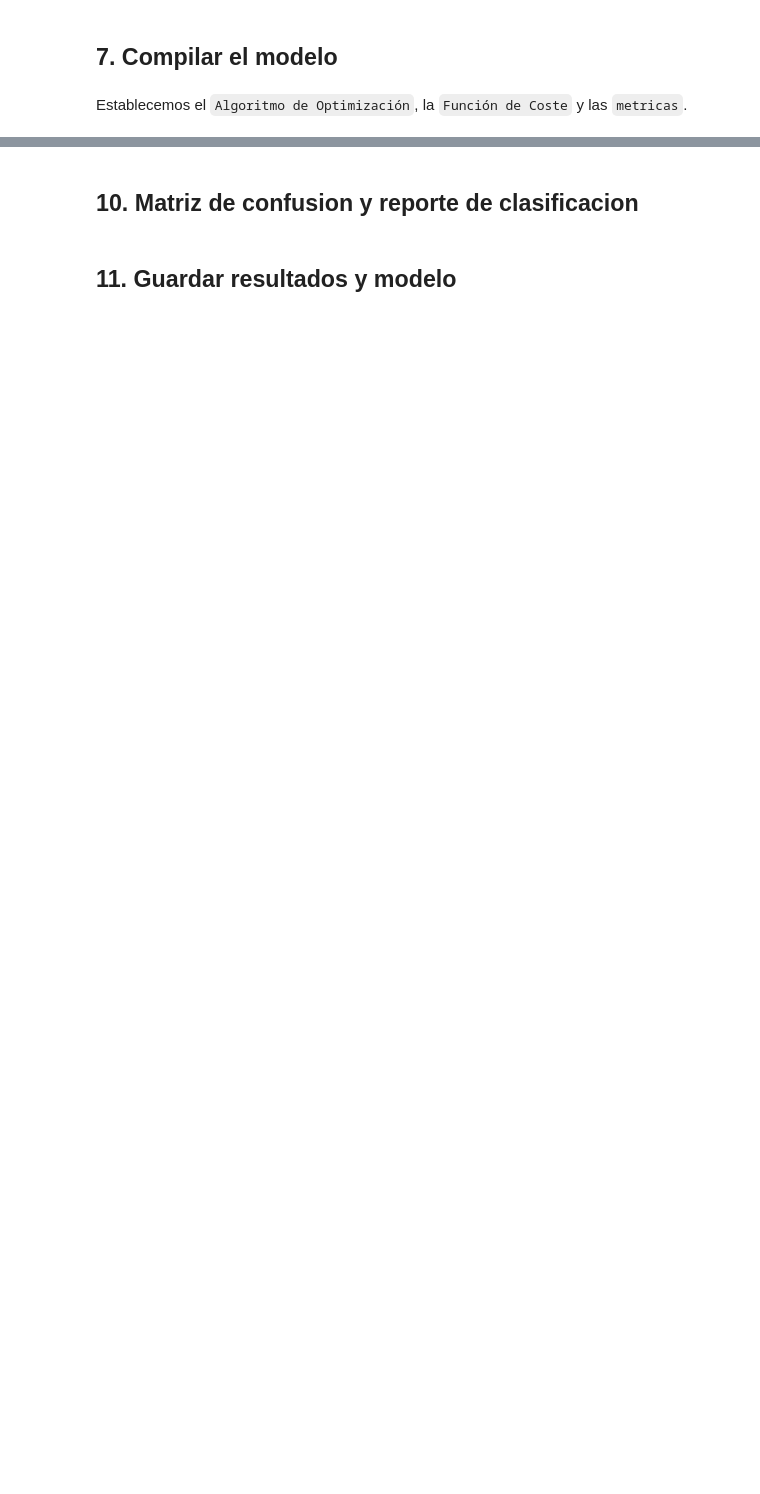
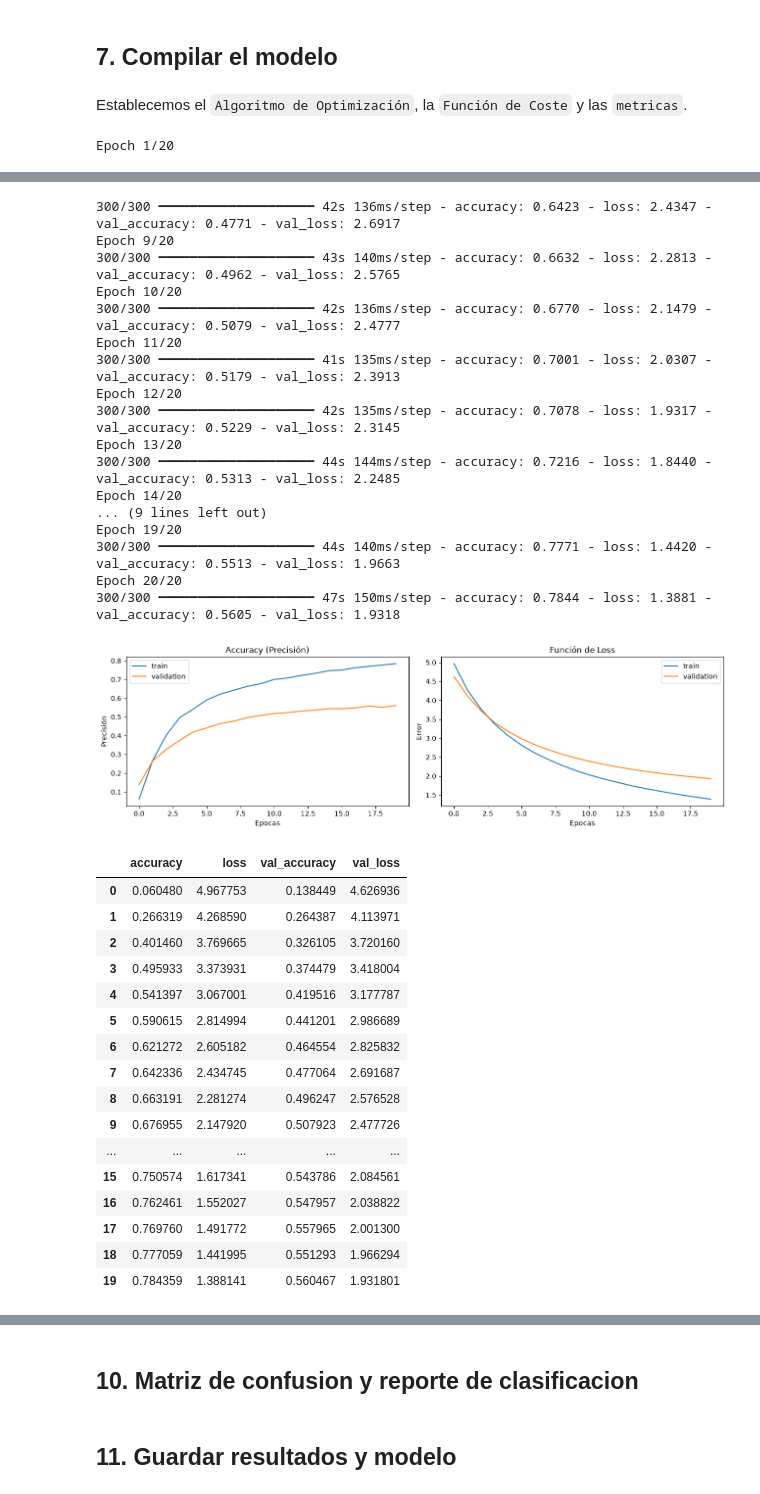
Before and after one commit to Rochaxx29/tp3-cnn, a Jupyter notebook: Modelos/Xception.ipynb, the cells around one changed output, grey strips where cells are left out. Cells and saved outputs as stored; diff of their text form; code cells hidden in the pictures; blank space fills up the shorter version.

```diff
--- a/Modelos/Xception.ipynb
+++ b/Modelos/Xception.ipynb
@@ -235,8 +236,9 @@ base_model = Xception(
 base_model.trainable = False
 
 inputs = layers.Input(shape=(299, 299, 3))
-x = data_augmentation(inputs)
-x = base_model(x, training=False)
+#x = data_augmentation(inputs)
+#Ponemos Training = False en base_model para congelar la capas de Batch Normalization
+x = base_model(inputs,training=False)
 x = layers.GlobalAveragePooling2D()(x)
 x = layers.Dropout(DROPOUT_RATE)(x)
 outputs = layers.Dense(num_classes, activation="softmax")(x)
@@ -249,7 +270,7 @@ model.summary()
 Establecemos el `Algoritmo de Optimización`, la `Función de Coste` y las `metricas`.
 # %%
 model.compile(
-    optimizer=Adam(learning_rate=LEARNING_RATE),
+    optimizer=Adam(learning_rate=1e-4),
     loss="sparse_categorical_crossentropy",
     metrics=["accuracy"],
 )
@@ -262,10 +283,12 @@ callbacks = [
 history = model.fit(
     train_ds,
     validation_data=val_ds,
-    epochs=EPOCHS,
+    epochs=20,
     callbacks=callbacks,
     verbose=1,
 )
 
 history_df = plot_training_history(history)
 display(history_df)
+# %% [output]
+Epoch 1/20
@@ -272 +364,36 @@ display(history_df)
+300/300 ━━━━━━━━━━━━━━━━━━━━ 42s 136ms/step - accuracy: 0.6423 - loss: 2.4347 - val_accuracy: 0.4771 - val_loss: 2.6917
+Epoch 9/20
+300/300 ━━━━━━━━━━━━━━━━━━━━ 43s 140ms/step - accuracy: 0.6632 - loss: 2.2813 - val_accuracy: 0.4962 - val_loss: 2.5765
+Epoch 10/20
+300/300 ━━━━━━━━━━━━━━━━━━━━ 42s 136ms/step - accuracy: 0.6770 - loss: 2.1479 - val_accuracy: 0.5079 - val_loss: 2.4777
+Epoch 11/20
+300/300 ━━━━━━━━━━━━━━━━━━━━ 41s 135ms/step - accuracy: 0.7001 - loss: 2.0307 - val_accuracy: 0.5179 - val_loss: 2.3913
+Epoch 12/20
+300/300 ━━━━━━━━━━━━━━━━━━━━ 42s 135ms/step - accuracy: 0.7078 - loss: 1.9317 - val_accuracy: 0.5229 - val_loss: 2.3145
+Epoch 13/20
+300/300 ━━━━━━━━━━━━━━━━━━━━ 44s 144ms/step - accuracy: 0.7216 - loss: 1.8440 - val_accuracy: 0.5313 - val_loss: 2.2485
+Epoch 14/20
+... (9 lines left out)
+Epoch 19/20
+300/300 ━━━━━━━━━━━━━━━━━━━━ 44s 140ms/step - accuracy: 0.7771 - loss: 1.4420 - val_accuracy: 0.5513 - val_loss: 1.9663
+Epoch 20/20
+300/300 ━━━━━━━━━━━━━━━━━━━━ 47s 150ms/step - accuracy: 0.7844 - loss: 1.3881 - val_accuracy: 0.5605 - val_loss: 1.9318
+[figure, added]
+|  | accuracy | loss | val_accuracy | val_loss |
+| 0 | 0.060480 | 4.967753 | 0.138449 | 4.626936 |
+| 1 | 0.266319 | 4.268590 | 0.264387 | 4.113971 |
+| 2 | 0.401460 | 3.769665 | 0.326105 | 3.720160 |
+| 3 | 0.495933 | 3.373931 | 0.374479 | 3.418004 |
+| 4 | 0.541397 | 3.067001 | 0.419516 | 3.177787 |
+| 5 | 0.590615 | 2.814994 | 0.441201 | 2.986689 |
+| 6 | 0.621272 | 2.605182 | 0.464554 | 2.825832 |
+| 7 | 0.642336 | 2.434745 | 0.477064 | 2.691687 |
+| 8 | 0.663191 | 2.281274 | 0.496247 | 2.576528 |
+| 9 | 0.676955 | 2.147920 | 0.507923 | 2.477726 |
+| ... | ... | ... | ... | ... |
+| 15 | 0.750574 | 1.617341 | 0.543786 | 2.084561 |
+| 16 | 0.762461 | 1.552027 | 0.547957 | 2.038822 |
+| 17 | 0.769760 | 1.491772 | 0.557965 | 2.001300 |
+| 18 | 0.777059 | 1.441995 | 0.551293 | 1.966294 |
+| 19 | 0.784359 | 1.388141 | 0.560467 | 1.931801 |
 # %% [markdown]
```
Also changed, not shown: parts of 11 cells of this notebook.
